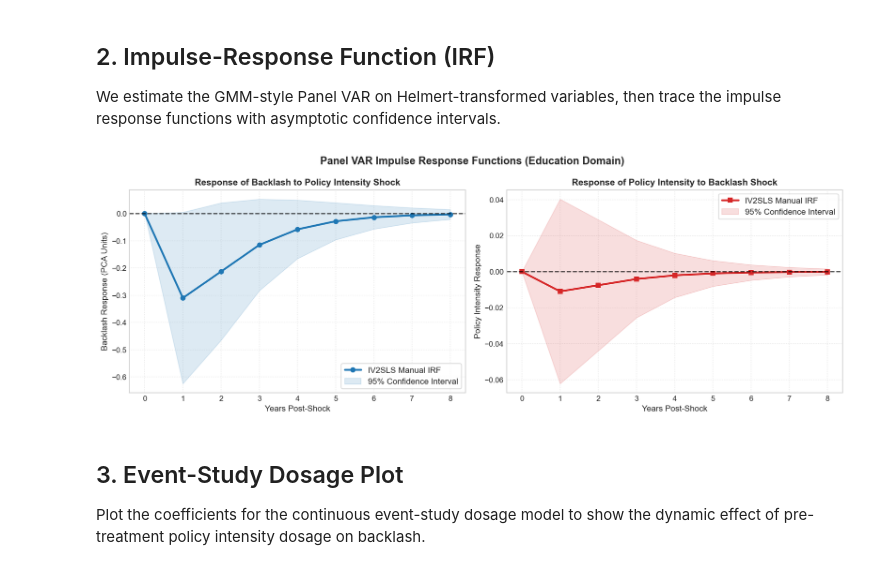
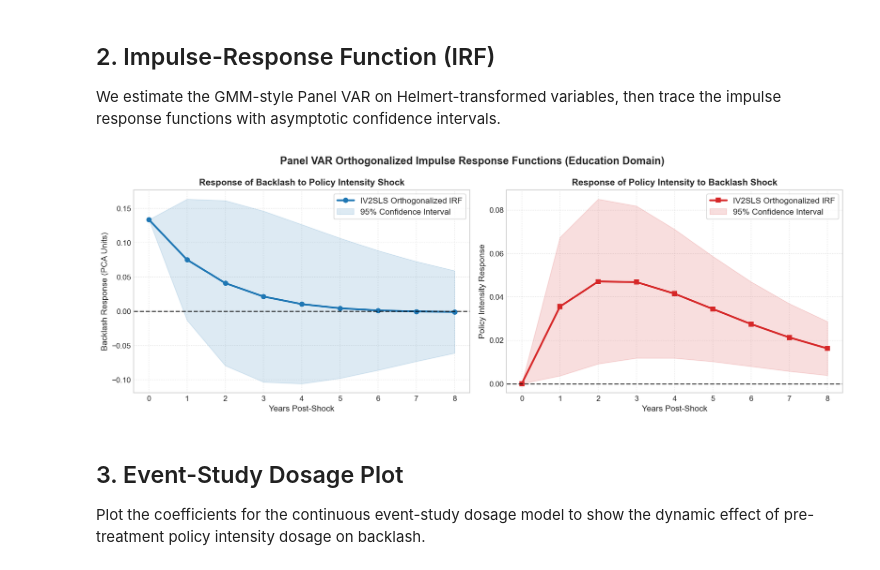
Before and after one commit to admiralorbiter/pendulum, a Jupyter notebook: notebooks/08_results_visualization.ipynb, the cells around one changed output. Cells and saved outputs as stored; diff of their text form; code cells hidden in the pictures.

```diff
--- a/notebooks/08_results_visualization.ipynb
+++ b/notebooks/08_results_visualization.ipynb
@@ -57,26 +56,28 @@ def helmert_transform(df, cols):
             df_transformed.append(row)
     return pd.DataFrame(df_transformed)
 
-# 1. Transform variables for education panel
+# 1. Prepare variables for education panel and create lagged levels on untransformed data
 df_var_input = df[['state', 'year', 'policy_intensity', 'backlash']].dropna().copy()
+df_var_input['L1_level_policy'] = df_var_input.groupby('state')['policy_intensity'].shift(1)
+df_var_input['L1_level_backlash'] = df_var_input.groupby('state')['backlash'].shift(1)
+
+# 2. Transform the dependent and regressor variables
 df_helmert = helmert_transform(df_var_input, ['policy_intensity', 'backlash'])
 
-# 2. Create lagged variables within each state before dropping NaNs (Task 6 Boundary Leak Fix)
+# 3. Shift the transformed variables to get the regressors
 df_helmert['L1_policy_intensity'] = df_helmert.groupby('state')['policy_intensity'].shift(1)
 df_helmert['L1_backlash'] = df_helmert.groupby('state')['backlash'].shift(1)
-df_helmert['L2_policy_intensity'] = df_helmert.groupby('state')['policy_intensity'].shift(2)
-df_helmert['L2_backlash'] = df_helmert.groupby('state')['backlash'].shift(2)
 
-df_var_clean = df_helmert.dropna(subset=['L1_policy_intensity', 'L1_backlash', 'L2_policy_intensity', 'L2_backlash']).copy()
+df_var_clean = df_helmert.dropna(subset=['L1_policy_intensity', 'L1_backlash', 'L1_level_policy', 'L1_level_backlash']).copy()
 
-# 3. Fit equation-by-equation IV2SLS, using L2 levels as instruments
+# 4. Fit equation-by-equation IV2SLS, using L2 levels as instruments
 res_eq1 = IV2SLS.from_formula(
-    'policy_intensity ~ 1 + [L1_policy_intensity + L1_backlash ~ L2_policy_intensity + L2_backlash]',
+    'policy_intensity ~ 1 + [L1_policy_intensity + L1_backlash ~ L1_level_policy + L1_level_backlash]',
     data=df_var_clean
 ).fit(cov_type='clustered', clusters=df_var_clean['state'])
 
 res_eq2 = IV2SLS.from_formula(
-    'backlash ~ 1 + [L1_policy_intensity + L1_backlash ~ L2_policy_intensity + L2_backlash]',
+    'backlash ~ 1 + [L1_policy_intensity + L1_backlash ~ L1_level_policy + L1_level_backlash]',
     data=df_var_clean
 ).fit(cov_type='clustered', clusters=df_var_clean['state'])
 
@@ -88,20 +89,26 @@ a22 = res_eq2.params['L1_backlash']
 
 A = np.array([[a11, a12], [a21, a22]])
 
-# Function to compute IRFs manually
-def compute_irf(A, steps=9):
-    # Shock to policy: Y0 = [1, 0]
+# Calculate residual covariance matrix Sigma and its Cholesky factor C_factor (renamed to avoid patsy C() conflict)
+u1 = res_eq1.resids.values
+u2 = res_eq2.resids.values
+Sigma = np.cov(u1, u2)
+C_factor = np.linalg.cholesky(Sigma)
+
+# Function to compute orthogonalized IRFs manually
+def compute_orthogonal_irf(A, C_mat, steps=9):
+    # Shock to policy (variable 0): v0 = [1, 0]
     irf_p_shock = []
-    y = np.array([1.0, 0.0])
+    y = C_mat @ np.array([1.0, 0.0])
     irf_p_shock.append(y)
     for _ in range(steps - 1):
         y = A @ y
         irf_p_shock.append(y)
     irf_p_shock = np.array(irf_p_shock)
 
-    # Shock to backlash: Y0 = [0, 1]
+    # Shock to backlash (variable 1): v0 = [0, 1]
     irf_b_shock = []
-    y = np.array([0.0, 1.0])
+    y = C_mat @ np.array([0.0, 1.0])
     irf_b_shock.append(y)
     for _ in range(steps - 1):
         y = A @ y
@@ -110,7 +117,7 @@ def compute_irf(A, steps=9):
 
     return irf_p_shock, irf_b_shock
 
-point_p_shock, point_b_shock = compute_irf(A)
+point_p_shock, point_b_shock = compute_orthogonal_irf(A, C_factor)
 steps = np.arange(9)
 resp_b_to_p = point_p_shock[:, 1]
 resp_p_to_b = point_b_shock[:, 0]
@@ -131,43 +138,44 @@ for _ in range(n_draws):
     p1 = np.random.multivariate_normal(mean1, cov1)
     p2 = np.random.multivariate_normal(mean2, cov2)
     A_draw = np.array([[p1[0], p1[1]], [p2[0], p2[1]]])
-    draw_p_shock, draw_b_shock = compute_irf(A_draw)
+    # Keep Cholesky factor C_factor fixed at sample value for draws
+    draw_p_shock, draw_b_shock = compute_orthogonal_irf(A_draw, C_factor)
     draws_b_to_p.append(draw_p_shock[:, 1])
     draws_p_to_b.append(draw_b_shock[:, 0])
 
 draws_b_to_p = np.array(draws_b_to_p)
 draws_p_to_b = np.array(draws_p_to_b)
 
 se_b_to_p = np.std(draws_b_to_p, axis=0)
 se_p_to_b = np.std(draws_p_to_b, axis=0)
 
 fig, axes = plt.subplots(1, 2, figsize=(14, 5))
 
 # Plot 1: Policy Shock -> Backlash
-axes[0].plot(steps, resp_b_to_p, color='#1f77b4', lw=2.5, marker='o', label='IV2SLS Manual IRF')
+axes[0].plot(steps, resp_b_to_p, color='#1f77b4', lw=2.5, marker='o', label='IV2SLS Orthogonalized IRF')
 axes[0].fill_between(steps, resp_b_to_p - 1.96 * se_b_to_p, resp_b_to_p + 1.96 * se_b_to_p, color='#1f77b4', alpha=0.15, label='95% Confidence Interval')
 axes[0].axhline(0, color='black', linestyle='--', alpha=0.7)
 axes[0].set_title('Response of Backlash to Policy Intensity Shock', fontsize=12, fontweight='bold')
 axes[0].set_xlabel('Years Post-Shock', fontsize=11)
 axes[0].set_ylabel('Backlash Response (PCA Units)', fontsize=11)
 axes[0].legend(frameon=True)
 axes[0].grid(True, linestyle=':', alpha=0.6)
 
 # Plot 2: Backlash Shock -> Policy
-axes[1].plot(steps, resp_p_to_b, color='#d62728', lw=2.5, marker='s', label='IV2SLS Manual IRF')
+axes[1].plot(steps, resp_p_to_b, color='#d62728', lw=2.5, marker='s', label='IV2SLS Orthogonalized IRF')
 axes[1].fill_between(steps, resp_p_to_b - 1.96 * se_p_to_b, resp_p_to_b + 1.96 * se_p_to_b, color='#d62728', alpha=0.15, label='95% Confidence Interval')
 axes[1].axhline(0, color='black', linestyle='--', alpha=0.7)
 axes[1].set_title('Response of Policy Intensity to Backlash Shock', fontsize=12, fontweight='bold')
 axes[1].set_xlabel('Years Post-Shock', fontsize=11)
 axes[1].set_ylabel('Policy Intensity Response', fontsize=11)
 axes[1].legend(frameon=True)
 axes[1].grid(True, linestyle=':', alpha=0.6)
 
-plt.suptitle('Panel VAR Impulse Response Functions (Education Domain)', fontsize=14, fontweight='bold', y=0.98)
+plt.suptitle('Panel VAR Orthogonalized Impulse Response Functions (Education Domain)', fontsize=14, fontweight='bold', y=0.98)
 plt.tight_layout()
 plt.show()
 # %% [output]
-[figure, old version]
+[figure, new version]
 # %% [markdown]
 ## 3. Event-Study Dosage Plot
 Plot the coefficients for the continuous event-study dosage model to show the dynamic effect of pre-treatment policy intensity dosage on backlash.
```
Also changed, not shown: parts of 9 cells of this notebook, 34 other files.
